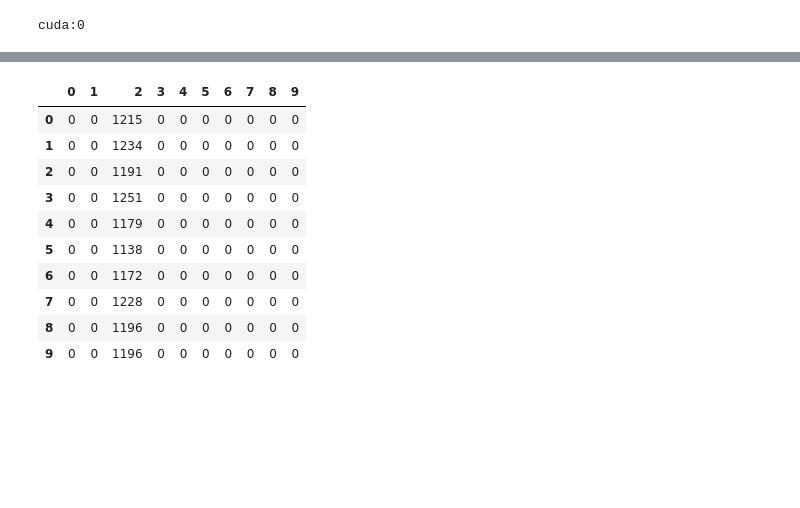
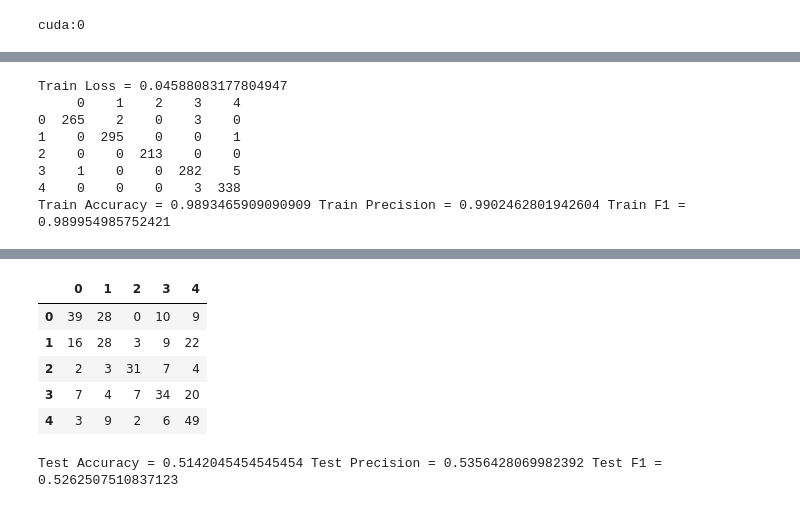
Before and after one commit to TheOneCodeGuy/AutoAssociationNN-RBM-AutoEncoders, a Jupyter notebook: Q2.ipynb, the cells around one changed output, grey strips where cells are left out. Drawn from its saved outputs; the diff is of its cells as text; code cells hidden in the pictures; blank space fills up the shorter version.

```diff
--- a/Q2.ipynb
+++ b/Q2.ipynb
@@ -372,11 +369,11 @@ for epoch in range(max_epoch):
         # Update Parameters
         optimizer3.step()
 
-        running_loss += loss.item()
+        running_loss += loss.item()*len(X)/train_size
 
     print('Epoch', epoch+1, ': Loss =', running_loss)
 
-    if abs(running_loss-old_loss)/running_loss < 1e-3:
+    if abs(running_loss-old_loss)/running_loss < 1e-5:
         print('Converged')
         break
 
@@ -434,9 +449,12 @@ class FinalNet(nn.Module):
 
 classifier = FinalNet(828, [400, 150, 50, 15], 5)
 # %%
-ae1_params = list(ae1.parameters())
-ae2_params = list(ae2.parameters())
-ae3_params = list(ae3.parameters())
+# ae1_params = list(ae1.parameters())
+# ae2_params = list(ae2.parameters())
+# ae3_params = list(ae3.parameters())
+# pickle.dump((ae1_params, ae2_params, ae3_params), open('/content/drive/My Drive/Ass1Q2_init.sav', 'wb'))
+
+(ae1_params, ae2_params, ae3_params) = pickle.load(open('/content/drive/My Drive/Ass1Q2_init.sav', 'rb'))
 
 with torch.no_grad():
 
@@ -458,7 +476,7 @@ classifier = classifier.to(device)
 # %%
 old_loss = np.inf
 
-max_epoch = 100
+max_epoch = 200
 
 for epoch in range(max_epoch):
 
@@ -498,3 +532,36 @@ RuntimeError: ignored
+# %%
+with torch.no_grad():
+
+    train_loss = 0.0
+    y_train = []
+    y_train_pred = []
+
+    for data in trainloader:
+
+        X, y = data[0].to(device), data[1].to(device)
+        y_hat = classifier(X)
+        train_loss += criterion(y_hat, y)*len(X)/train_size
+
+        y_train.extend(list(y.detach().cpu().numpy()))
+        y_train_pred.extend(list(torch.argmax(y_hat, axis=1).detach().cpu().numpy()))
+
+print('Train Loss =', train_loss.item())
+print(pd.DataFrame(confusion_matrix(y_train, y_train_pred)))
+
+acc = accuracy_score(y_train, y_train_pred)
+prec = precision_score(y_train, y_train_pred, average='macro')
+f1 = f1_score(y_train, y_train_pred, average='macro')
+
+print('Train Accuracy =', acc, 'Train Precision =', prec, 'Train F1 =', f1)
+# %% [output]
+Train Loss = 0.04588083177804947
+     0    1    2    3    4
+0  265    2    0    3    0
+1    0  295    0    0    1
+2    0    0  213    0    0
+3    1    0    0  282    5
+4    0    0    0    3  338
+Train Accuracy = 0.9893465909090909 Train Precision = 0.9902462801942604 Train F1 = 0.989954985752421
 # %%
 with torch.no_grad():
 
@@ -506,10 +573,10 @@ with torch.no_grad():
 
         X, y = data[0].to(device), data[1].to(device)
         y_hat = classifier(X)
-        test_loss += criterion(y_hat, y)
+        test_loss += criterion(y_hat, y)*len(X)/test_size
 
-        y_test.extend(list(y.detach().numpy()))
-        y_test_pred.extend(list(torch.argmax(y_hat, axis=1).detach().numpy()))
+        y_test.extend(list(y.detach().cpu().numpy()))
+        y_test_pred.extend(list(torch.argmax(y_hat, axis=1).detach().cpu().numpy()))
 
 print('Test Loss =', test_loss.item())
 pd.DataFrame(confusion_matrix(y_test, y_test_pred))
@@ -518,11 +585,14 @@ Test Loss = 864.0877075195312
-|  | 0 | 1 | 2 | 3 | 4 | 5 | 6 | 7 | 8 | 9 |
-| 0 | 0 | 0 | 1215 | 0 | 0 | 0 | 0 | 0 | 0 | 0 |
-| 1 | 0 | 0 | 1234 | 0 | 0 | 0 | 0 | 0 | 0 | 0 |
-| 2 | 0 | 0 | 1191 | 0 | 0 | 0 | 0 | 0 | 0 | 0 |
-| 3 | 0 | 0 | 1251 | 0 | 0 | 0 | 0 | 0 | 0 | 0 |
-| 4 | 0 | 0 | 1179 | 0 | 0 | 0 | 0 | 0 | 0 | 0 |
-| 5 | 0 | 0 | 1138 | 0 | 0 | 0 | 0 | 0 | 0 | 0 |
-| 6 | 0 | 0 | 1172 | 0 | 0 | 0 | 0 | 0 | 0 | 0 |
-| 7 | 0 | 0 | 1228 | 0 | 0 | 0 | 0 | 0 | 0 | 0 |
-| 8 | 0 | 0 | 1196 | 0 | 0 | 0 | 0 | 0 | 0 | 0 |
-| 9 | 0 | 0 | 1196 | 0 | 0 | 0 | 0 | 0 | 0 | 0 |
+|  | 0 | 1 | 2 | 3 | 4 |
+| 0 | 39 | 28 | 0 | 10 | 9 |
+| 1 | 16 | 28 | 3 | 9 | 22 |
+| 2 | 2 | 3 | 31 | 7 | 4 |
+| 3 | 7 | 4 | 7 | 34 | 20 |
+| 4 | 3 | 9 | 2 | 6 | 49 |
+# %%
+acc = accuracy_score(y_test, y_test_pred)
+prec = precision_score(y_test, y_test_pred, average='macro')
+f1 = f1_score(y_test, y_test_pred, average='macro')
+
+print('Test Accuracy =', acc, 'Test Precision =', prec, 'Test F1 =', f1)
+# %% [output]
+Test Accuracy = 0.5142045454545454 Test Precision = 0.5356428069982392 Test F1 = 0.5262507510837123
```
Also changed, not shown: parts of 18 cells of this notebook.
